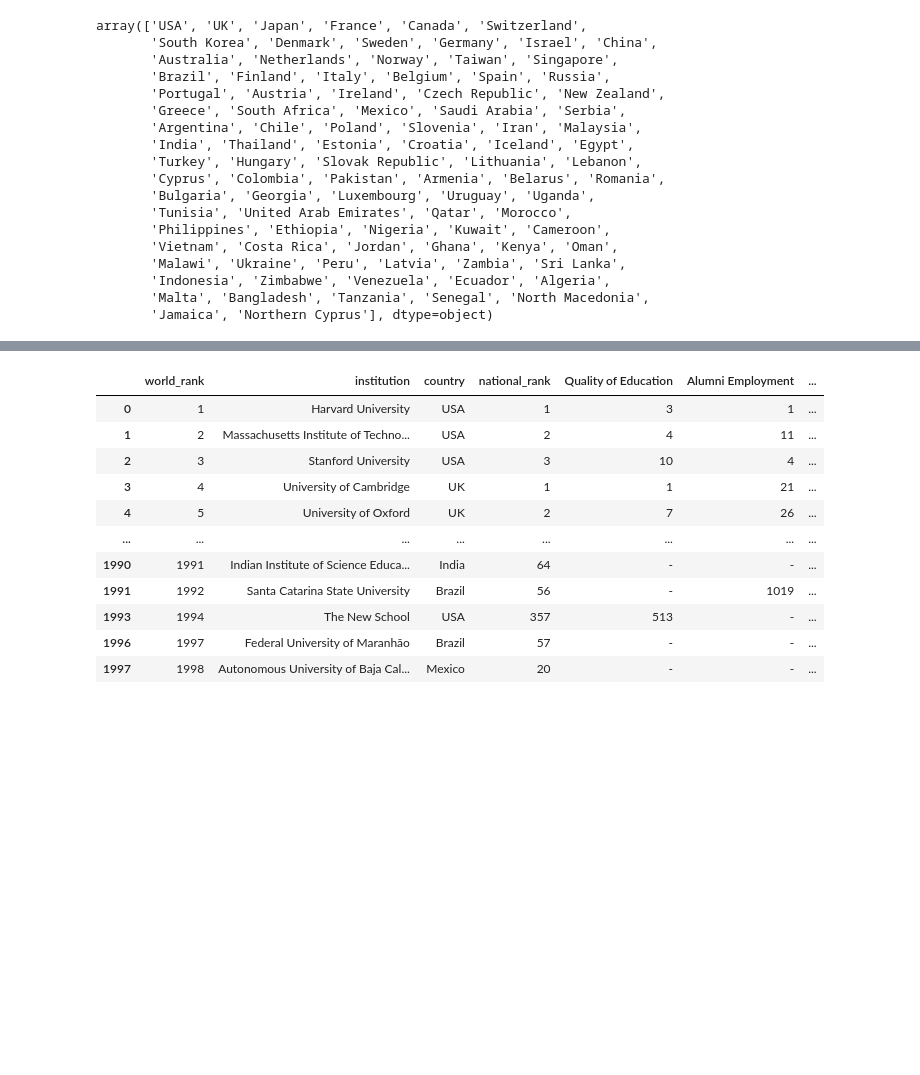
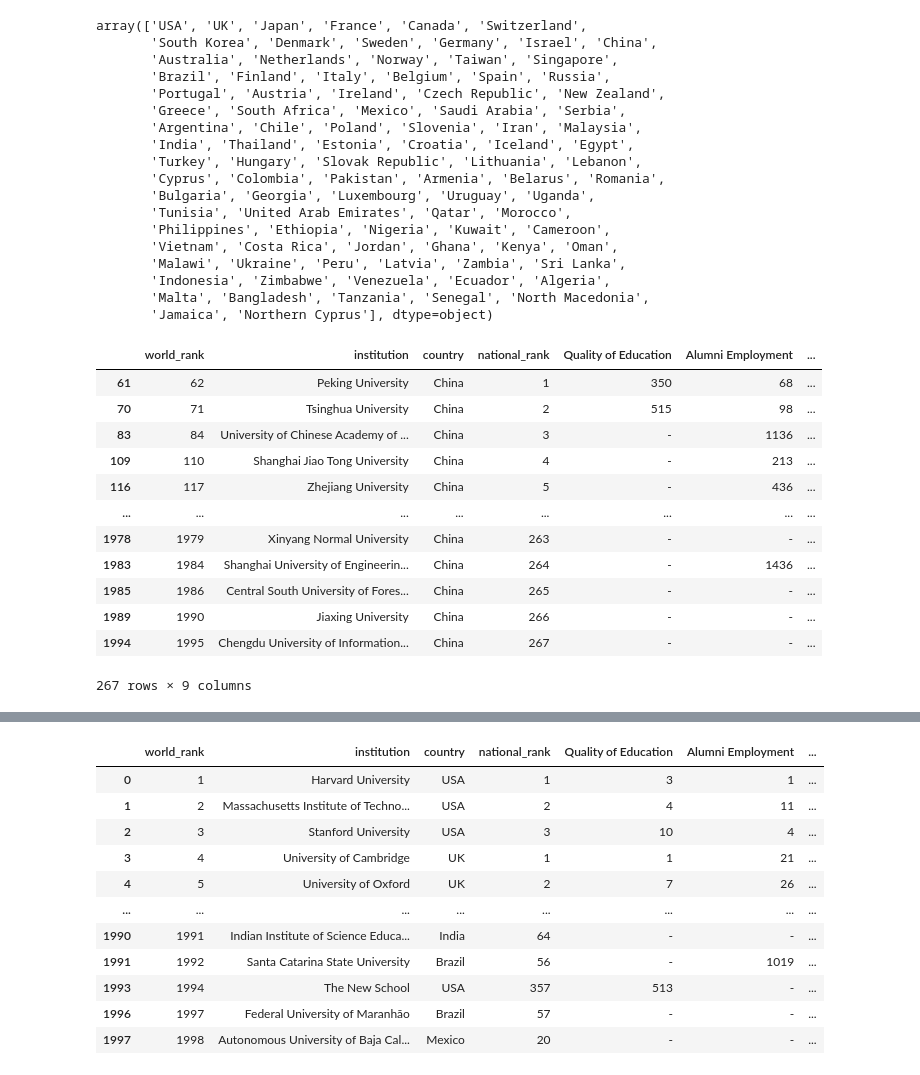
Before and after one commit to ShonaCritch/country_rankings_dashboard, a Jupyter notebook: ETL_data.ipynb, the cells around one changed output, grey strips where cells are left out. Drawn from its saved outputs; the diff is of its cells as text; code cells hidden in the pictures; blank space fills up the shorter version.

```diff
--- a/ETL_data.ipynb
+++ b/ETL_data.ipynb
@@ -302,3 +302,22 @@ array(['USA', 'UK', 'Japan', 'France', 'Canada', 'Switzerland',
        'Indonesia', 'Zimbabwe', 'Venezuela', 'Ecuador', 'Algeria',
        'Malta', 'Bangladesh', 'Tanzania', 'Senegal', 'North Macedonia',
        'Jamaica', 'Northern Cyprus'], dtype=object)
+# %%
+# filter to find china and create HK_df
+china_list = ["China"]
+china_df = uni_df[uni_df["country"].isin(china_list)]
+china_df
+# %% [output]
+|  | world_rank | institution | country | national_rank | Quality of Education | Alumni Employment | ... |
+| 61 | 62 | Peking University | China | 1 | 350 | 68 | ... |
+| 70 | 71 | Tsinghua University | China | 2 | 515 | 98 | ... |
+| 83 | 84 | University of Chinese Academy of ... | China | 3 | - | 1136 | ... |
+| 109 | 110 | Shanghai Jiao Tong University | China | 4 | - | 213 | ... |
+| 116 | 117 | Zhejiang University | China | 5 | - | 436 | ... |
+| ... | ... | ... | ... | ... | ... | ... | ... |
+| 1978 | 1979 | Xinyang Normal University | China | 263 | - | - | ... |
+| 1983 | 1984 | Shanghai University of Engineerin... | China | 264 | - | 1436 | ... |
+| 1985 | 1986 | Central South University of Fores... | China | 265 | - | - | ... |
+| 1989 | 1990 | Jiaxing University | China | 266 | - | - | ... |
+| 1994 | 1995 | Chengdu University of Information... | China | 267 | - | - | ... |
+267 rows × 9 columns
```
Also changed, not shown: parts of 6 cells of this notebook, 2 other files.
